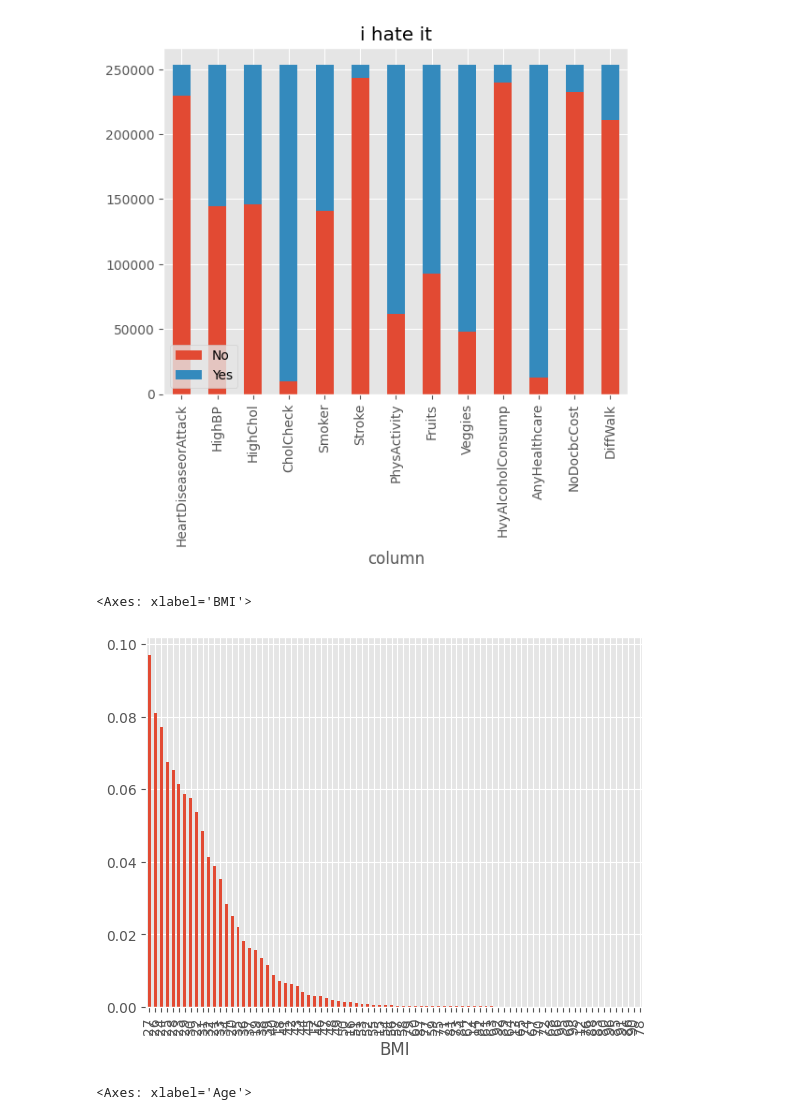
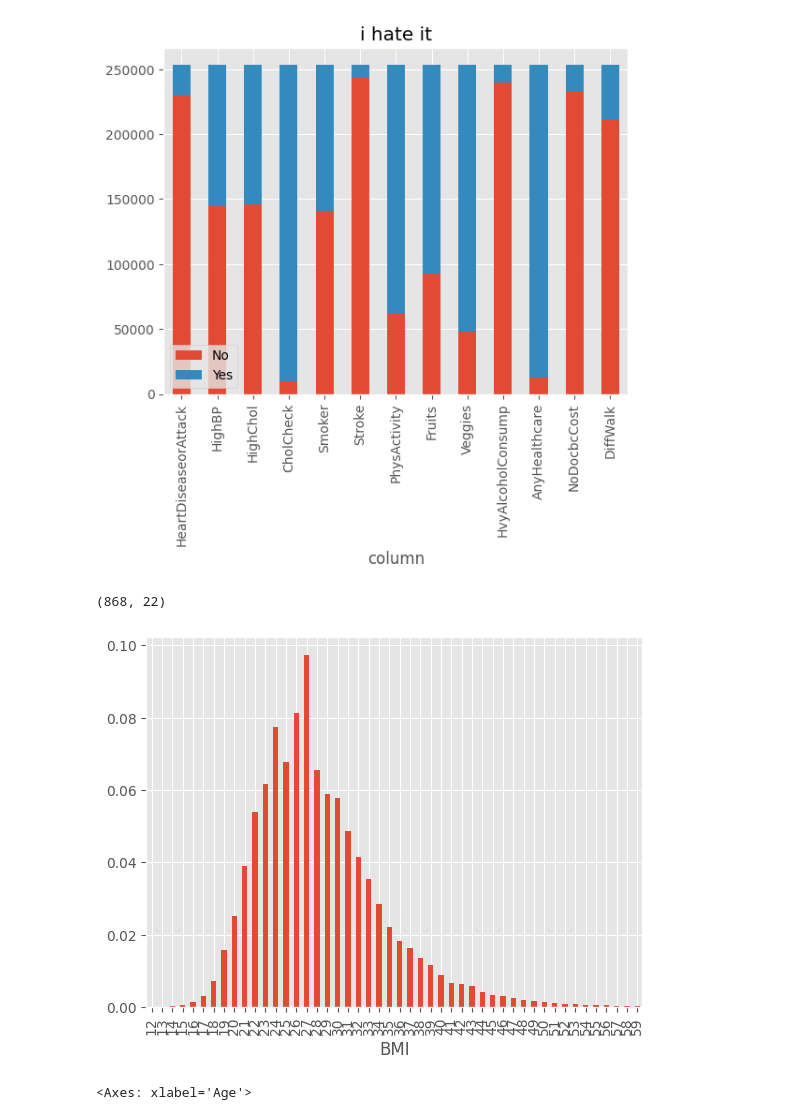
Before and after one commit to RobinMurk/Heart_attack_risk_analysis, a Jupyter notebook: Heart_disease_analysis.ipynb, the cells around one changed output. Drawn from its saved outputs; the diff is of its cells as text; code cells hidden in the pictures.

```diff
--- a/Heart_disease_analysis.ipynb
+++ b/Heart_disease_analysis.ipynb
@@ -109,10 +109,11 @@ counts_df.plot.bar(x='column', stacked=True, title='i hate it')
 <Axes: title={'center': 'i hate it'}, xlabel='column'>
 [figure]
 # %%
-data['BMI'].value_counts(normalize=True).plot(kind="bar")
+data[data['BMI'] < 60]['BMI'].value_counts(normalize=True).sort_index().plot(kind="bar")
+print(data[data['BMI'] >= 60].shape) ## added by Robin
 # %% [output]
-<Axes: xlabel='BMI'>
+(868, 22)
-[figure, old version]
+[figure, new version]
 # %%
 data['Age'].value_counts(normalize=True).plot(kind="bar")
 # %% [output]
```
Also changed, not shown: parts of 11 cells of this notebook.
